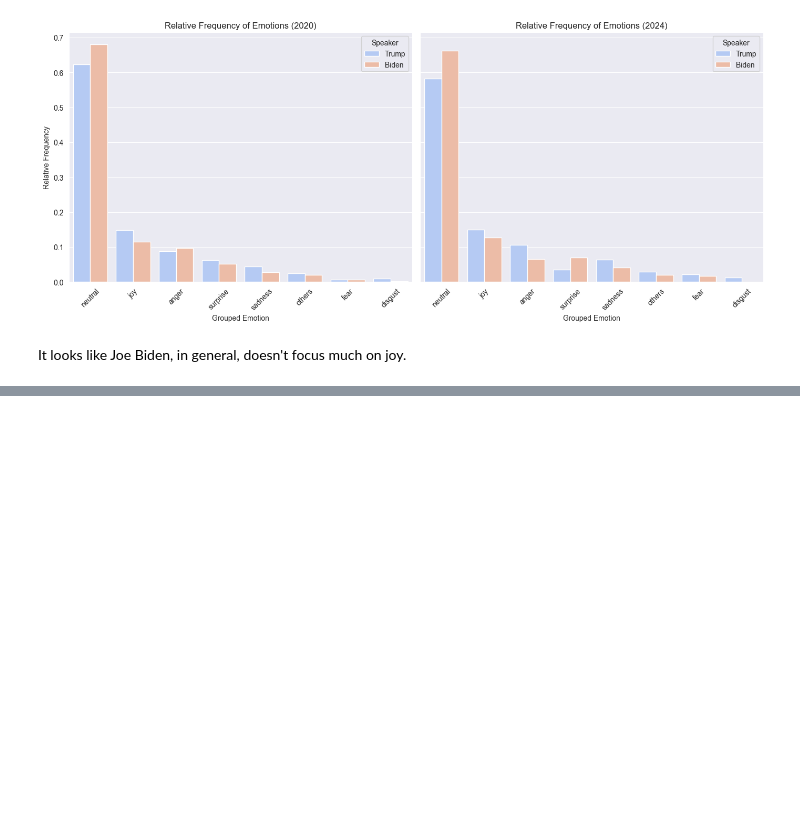
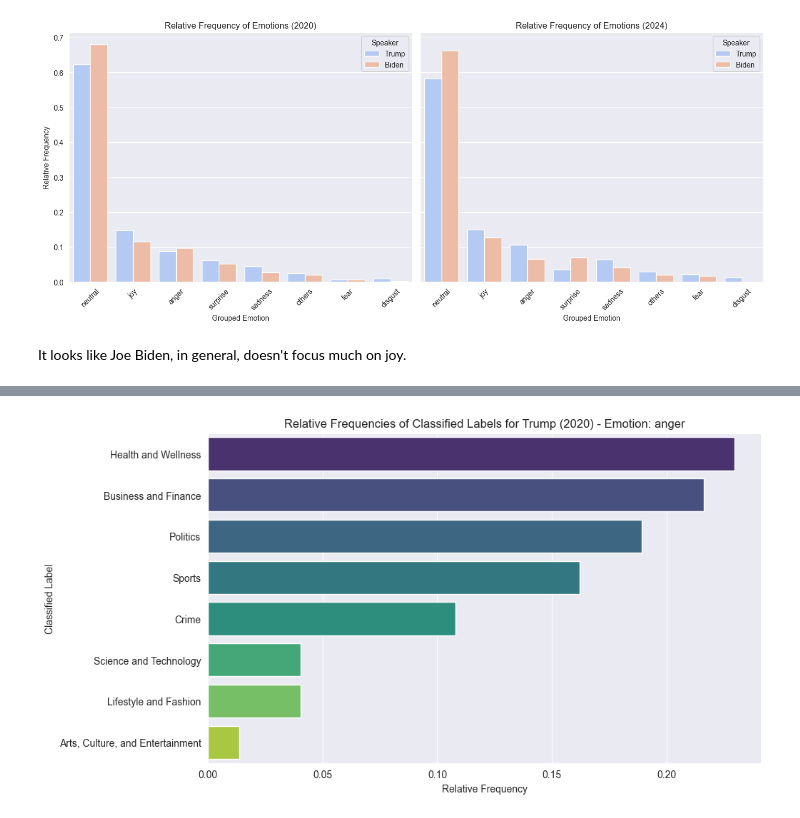
Before and after one commit to chiesastefano/politicalText, a Jupyter notebook: sample.ipynb, the cells around one changed output, grey strips where cells are left out. Saved outputs shown, nothing was run; the diff lists cells and outputs as text; code cells hidden in the pictures; blank space fills up the shorter version.

```diff
--- a/sample.ipynb
+++ b/sample.ipynb
@@ -544,0 +566,2 @@ It looks like Joe Biden, in general, doesn't focus much on joy.
+# %%
+classifier2 = pipeline("text-classification", model="dstefa/roberta-base_topic_classification_nyt_news", tokenizer="dstefa/roberta-base_topic_classification_nyt_news", device=device)
@@ -544,0 +570,4 @@ It looks like Joe Biden, in general, doesn't focus much on joy.
+# %%
+# Classify the speeches
+from fun import classify_speech_emotion
+speeches_done = classify_speech_emotion(df=speeches_done, classifier=classifier2)
@@ -544,0 +595,5 @@ It looks like Joe Biden, in general, doesn't focus much on joy.
+# %%
+from fun import plot_classified_label_frequencies
+plot_classified_label_frequencies(speeches_done, "Trump", 2020, "anger")
+# %% [output]
+[figure, added]
```
Also changed, not shown: parts of 32 cells of this notebook, 2 other files.
